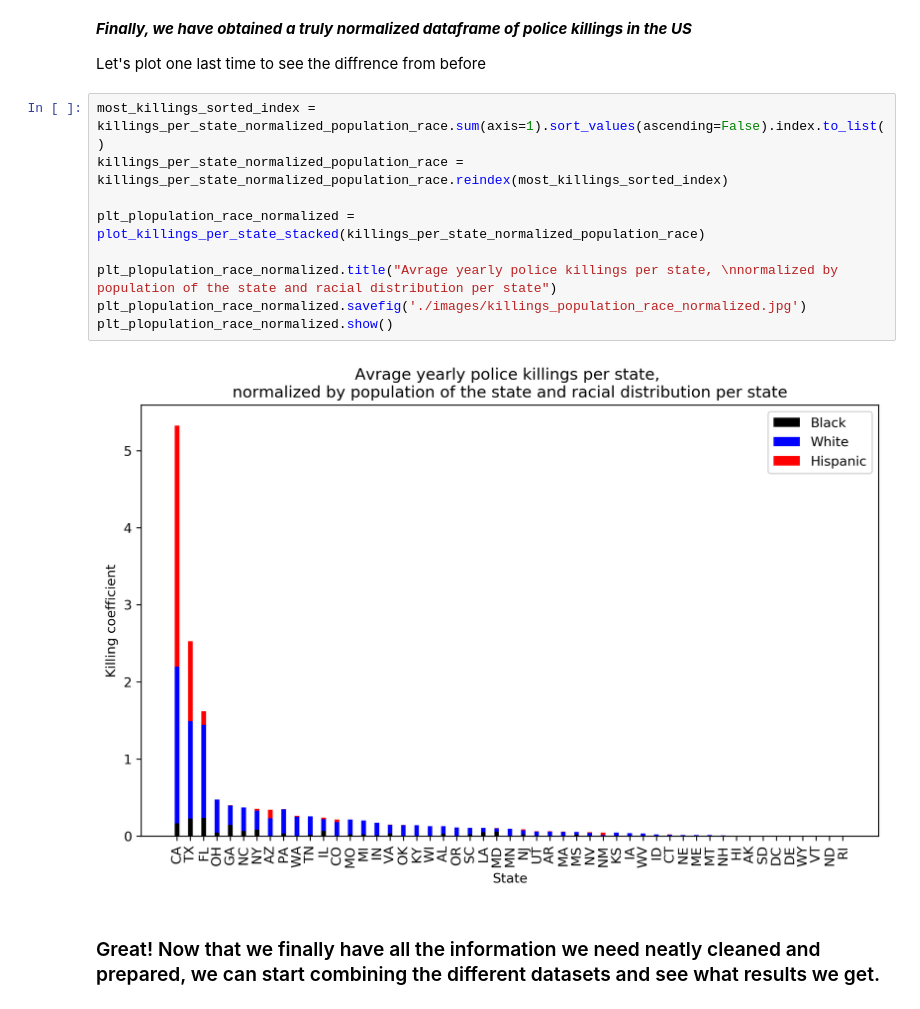
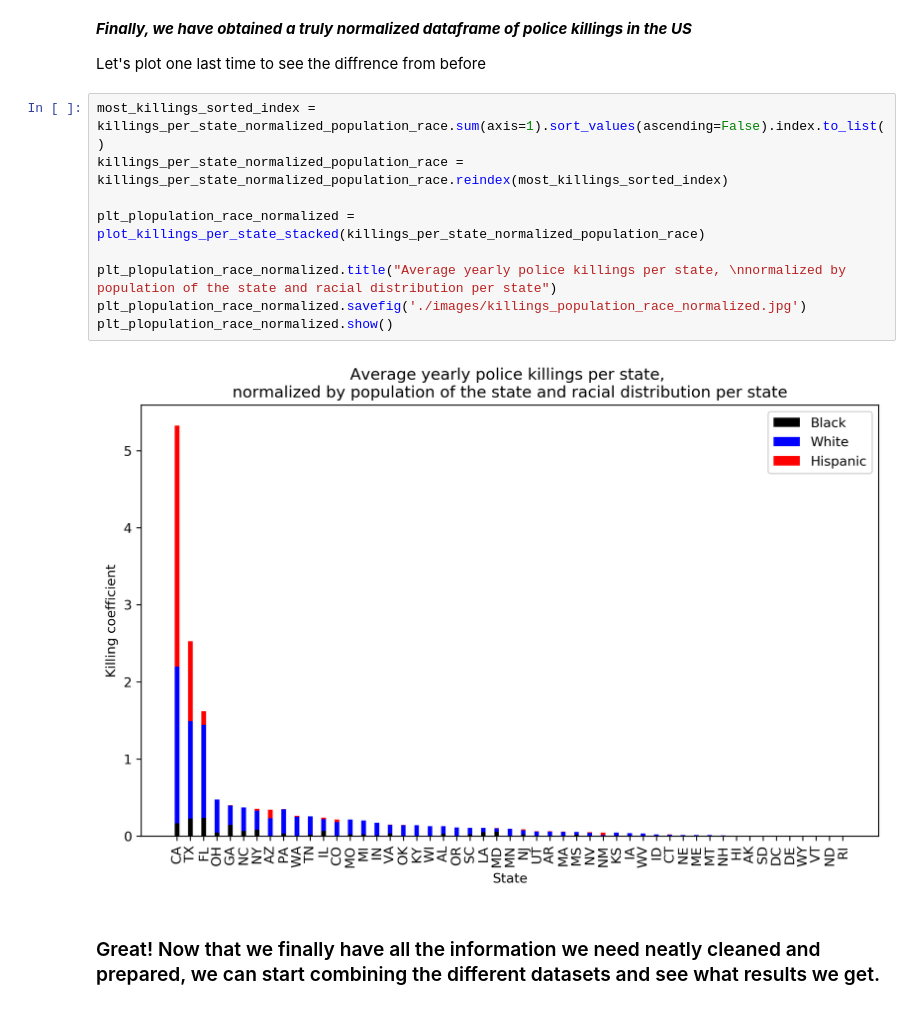
Before and after one commit to epfl-ada/ada-2020-project-milestone-p3-p3_badass, a Jupyter notebook: gov_spending_killings.ipynb, the cells around one changed output. Drawn from its saved outputs; the diff is of its cells as text.

```diff
--- a/gov_spending_killings.ipynb
+++ b/gov_spending_killings.ipynb
@@ -419,14 +419,14 @@ Let's plot one last time to see the diffrence from before
 # %%
 most_killings_sorted_index = killings_per_state_normalized_population_race.sum(axis=1).sort_values(ascending=False).index.to_list()
 killings_per_state_normalized_population_race = killings_per_state_normalized_population_race.reindex(most_killings_sorted_index)
 
 plt_plopulation_race_normalized = plot_killings_per_state_stacked(killings_per_state_normalized_population_race)
 
-plt_plopulation_race_normalized.title("Avrage yearly police killings per state, \nnormalized by population of the state and racial distribution per state")
+plt_plopulation_race_normalized.title("Average yearly police killings per state, \nnormalized by population of the state and racial distribution per state")
 plt_plopulation_race_normalized.savefig('./images/killings_population_race_normalized.jpg')
 plt_plopulation_race_normalized.show()
 # %% [output]
-[figure, old version]
+[figure, new version]
 # %% [markdown]
 ### Great! Now that we finally have all the information we need neatly cleaned and prepared, we can start combining the different datasets and see what results we get.
 # %%
```
Also changed, not shown: parts of 7 cells of this notebook, 13 other files.
